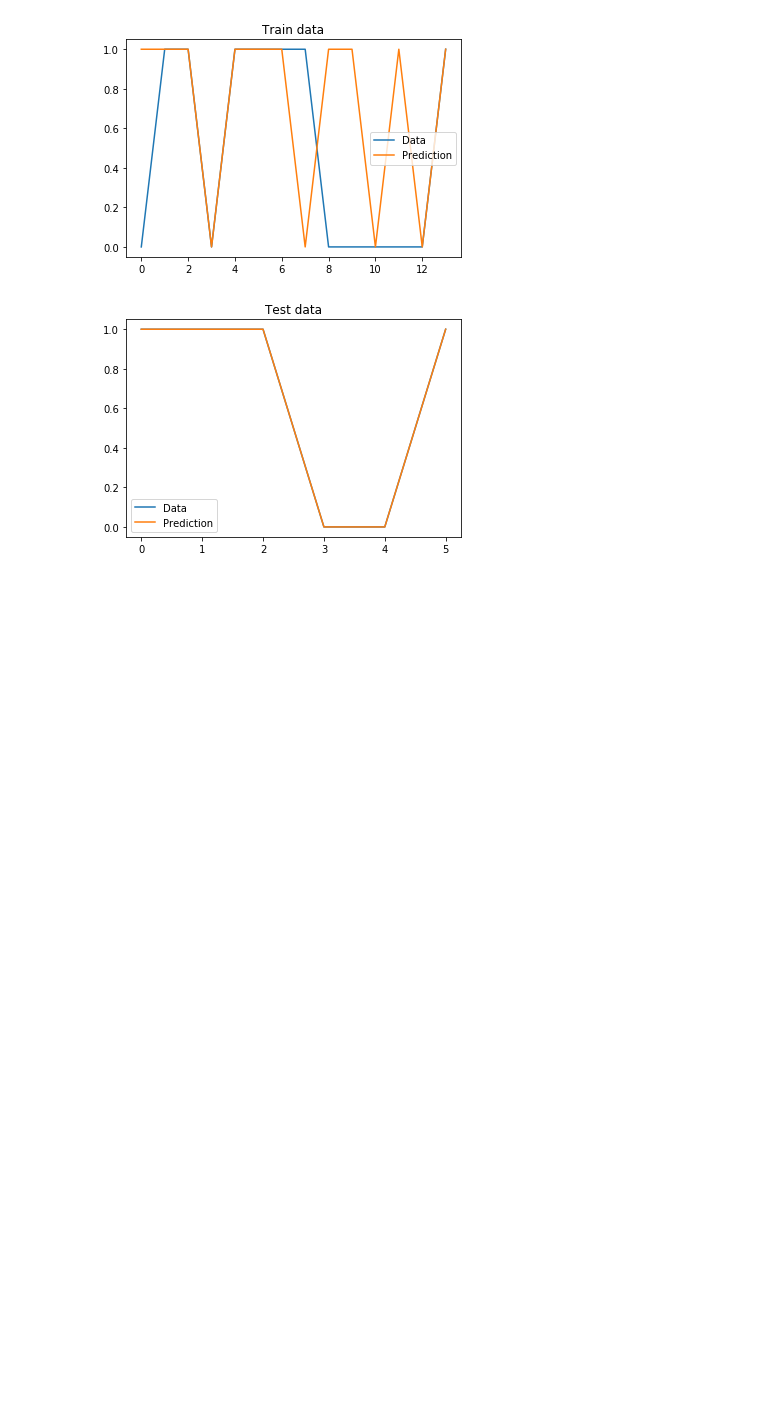
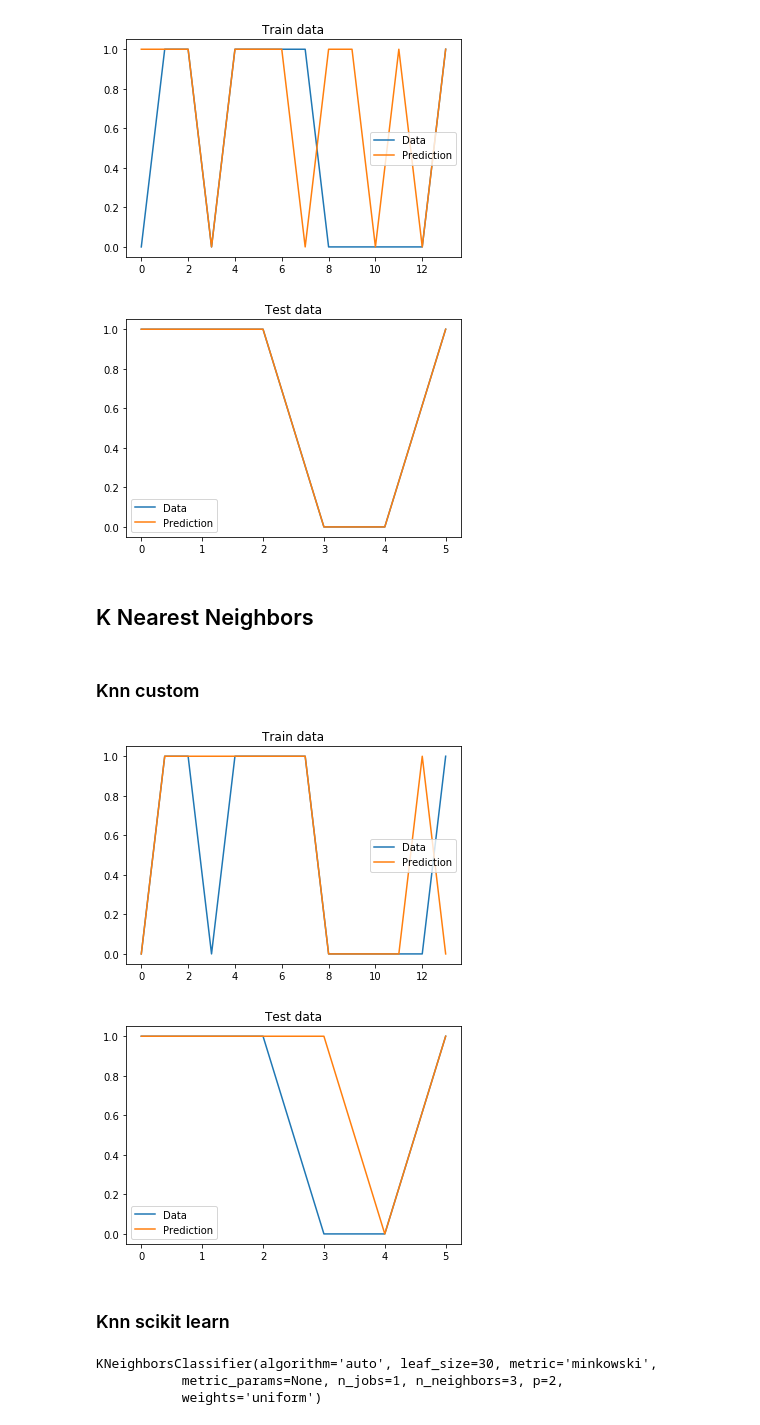
Before and after one commit to andriyrom/MachineLearning, a Jupyter notebook: Examples/Example.ipynb, the cells around one changed output. Cells and saved outputs as stored; diff of their text form; code cells hidden in the pictures; blank space fills up the shorter version.

```diff
--- a/Examples/Example.ipynb
+++ b/Examples/Example.ipynb
@@ -162,3 +162,22 @@ plot_results(y_cl_test, y_res, "Test data")
 # %% [output]
 [figure]
 [figure]
+# %% [markdown]
+## K Nearest Neighbors
+# %%
+neighbors_count = 3
+# %% [markdown]
+### Knn custom
+# %%
+learned_knn = knn(x_train_n, y_cl_train)
+# %%
+y_res = [learned_knn.classify(point, neighbors_count) for point in x_train_n]
+plot_results(y_cl_train, y_res, "Train data")
+
+y_res = [learned_knn.classify(point, neighbors_count) for point in x_test_n]
+plot_results(y_cl_test, y_res, "Test data")
+# %% [output]
+[figure, added]
+[figure, added]
+# %% [markdown]
+### Knn scikit learn
@@ -164,0 +186,7 @@ plot_results(y_cl_test, y_res, "Test data")
+# %%
+sk_knn = KNeighborsClassifier(neighbors_count)
+sk_knn.fit(x_train_n, y_cl_train)
+# %% [output]
+KNeighborsClassifier(algorithm='auto', leaf_size=30, metric='minkowski',
+           metric_params=None, n_jobs=1, n_neighbors=3, p=2,
+           weights='uniform')
```
Also changed, not shown: parts of 2 cells of this notebook.
